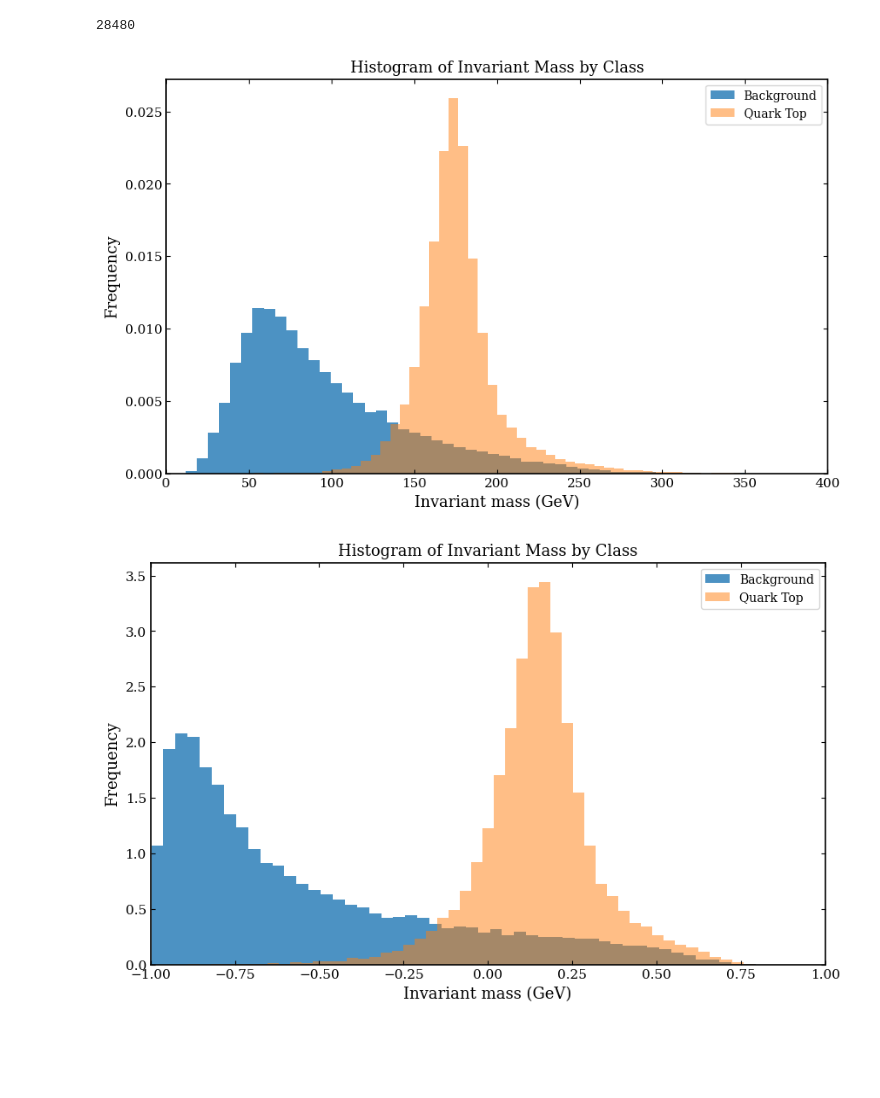
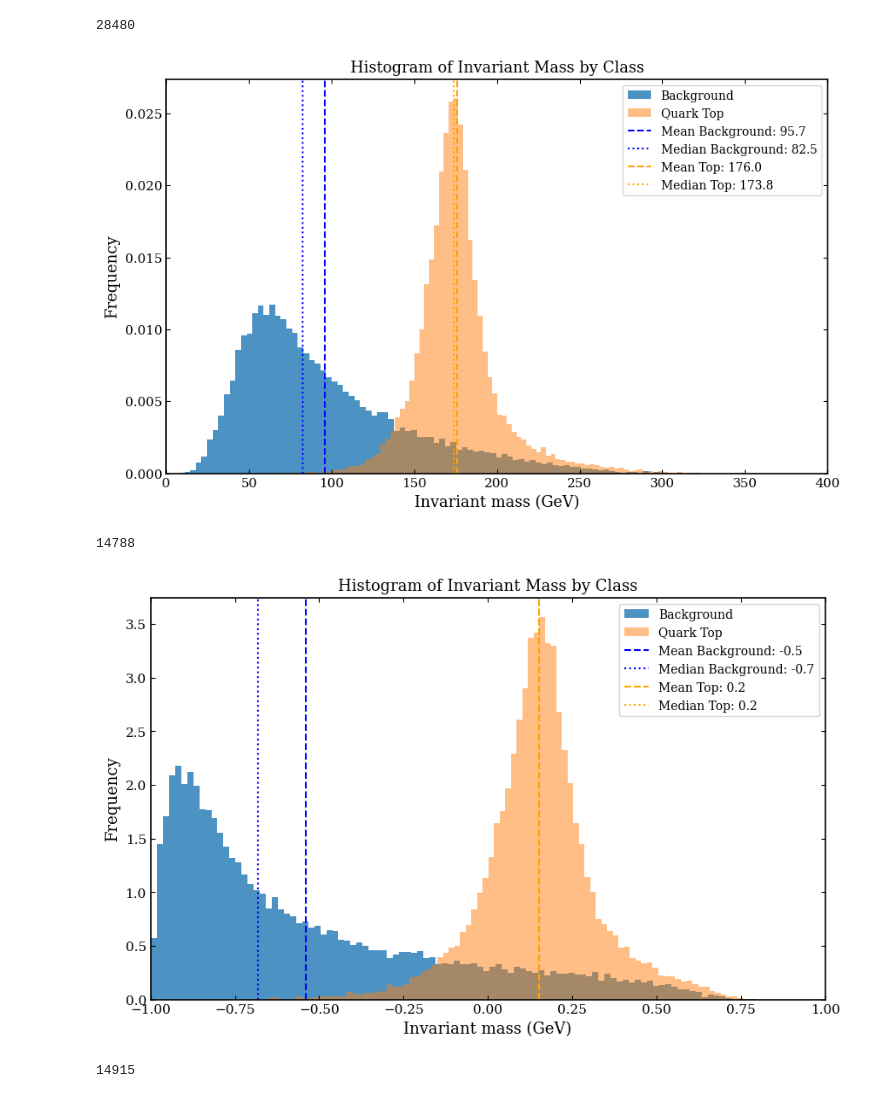
Before and after one commit to Jorge-1501/QKANs-ML4SCI_2026, a Jupyter notebook: notebooks/EDA_top.ipynb, the cells around one changed output. Drawn from its saved outputs; the diff is of its cells as text; code cells hidden in the pictures; blank space fills up the shorter version.

Commit message:
🚧 Core:
Changing plots PDF for invariant mass.

```diff
--- a/notebooks/EDA_top.ipynb
+++ b/notebooks/EDA_top.ipynb
@@ -618,7 +618,7 @@ del px_jet, py_jet, pz_jet, E_jet, pt_jet, mass_sq
 gc.collect()
 
 # Filtro cinemático global del Jet (Masa Invariante > 10 GeV)
-mass_mask = invariant_mass > 10.0
+mass_mask = invariant_mass > 1.0
 invariant_mass = invariant_mass[mass_mask]
 eta_jet = eta_jet[mass_mask]
 phi_jet = phi_jet[mass_mask]
@@ -1027,29 +1027,61 @@ gc.collect()
 # %%
 # Normalized Histogram
 plt.figure(figsize=(10, 6))
-plt.hist(invariant_mass[y_filter == 0], bins= 50, alpha=0.8, label='Background', density=True)
-plt.hist(invariant_mass[y_filter == 1], bins= 50, alpha=0.5, label='Quark Top', density=True)
+plt.hist(invariant_mass[y_filter == 0], bins= 100, alpha=0.8, label='Background', density=True)
+plt.hist(invariant_mass[y_filter == 1], bins= 100, alpha=0.5, label='Quark Top', density=True)
+
+# mean and median lines
+mean_top_mass = np.mean(invariant_mass[y_filter == 1])
+median_top_mass = np.median(invariant_mass[y_filter == 1])
+mean_bkg_mass = np.mean(invariant_mass[y_filter == 0])
+median_bkg_mass = np.median(invariant_mass[y_filter == 0])
+
+plt.axvline(mean_bkg_mass, color='blue', linestyle='--', label=f"Mean Background: {mean_bkg_mass:.1f}")
+plt.axvline(median_bkg_mass, color='blue', linestyle=':', label=f"Median Background: {median_bkg_mass:.1f}")
+plt.axvline(mean_top_mass, color='orange', linestyle='--', label=f"Mean Top: {mean_top_mass:.1f}")
+plt.axvline(median_top_mass, color='orange', linestyle=':', label=f"Median Top: {median_top_mass:.1f}")
+
 plt.xlabel('Invariant mass (GeV)')
 plt.ylabel('Frequency')
 plt.legend()
 plt.title('Histogram of Invariant Mass by Class')
 plt.xlim(-0.04, 400)
 plt.show()
+
+del mean_top_mass, median_top_mass, mean_bkg_mass, median_bkg_mass
+gc.collect()
 # %% [output]
-[figure, old version]
+[figure, new version]
+14788
 # %%
 # Normalized Histogram
 plt.figure(figsize=(10, 6))
-plt.hist(processed_matrix[y_filter == 0][:, 0], bins= 50, alpha=0.8, label='Background', density=True)
-plt.hist(processed_matrix[y_filter == 1][:, 0], bins= 50, alpha=0.5, label='Quark Top', density=True)
+plt.hist(processed_matrix[y_filter == 0][:, 0], bins= 100, alpha=0.8, label='Background', density=True)
+plt.hist(processed_matrix[y_filter == 1][:, 0], bins= 100, alpha=0.5, label='Quark Top', density=True)
+
+# Mean and Median Lines
+mean_bkg = np.mean(processed_matrix[y_filter == 0][:, 0])
+median_bkg = np.median(processed_matrix[y_filter == 0][:, 0])
+mean_top = np.mean(processed_matrix[y_filter == 1][:, 0])
+median_top = np.median(processed_matrix[y_filter == 1][:, 0])
+
+plt.axvline(mean_bkg, color='blue', linestyle='--', label=f"Mean Background: {mean_bkg:.1f}")
+plt.axvline(median_bkg, color='blue', linestyle=':', label=f"Median Background: {median_bkg:.1f}")
+plt.axvline(mean_top, color='orange', linestyle='--', label=f"Mean Top: {mean_top:.1f}")
+plt.axvline(median_top, color='orange', linestyle=':', label=f"Median Top: {median_top:.1f}")
+
 plt.xlabel('Invariant mass (GeV)')
 plt.ylabel('Frequency')
 plt.legend()
 plt.title('Histogram of Invariant Mass by Class')
 plt.xlim(-1.0, 1.0)
 plt.show()
+
+del mean_bkg, median_bkg, mean_top, median_top
+gc.collect()
 # %% [output]
-[figure, old version]
+[figure, new version]
+14915
 # %%
 # ==============================================================================
 # PANEL 1: GLOBAL EVENT PROPERTIES (2 Subplots)
```
Also changed, not shown: parts of 7 cells of this notebook.
